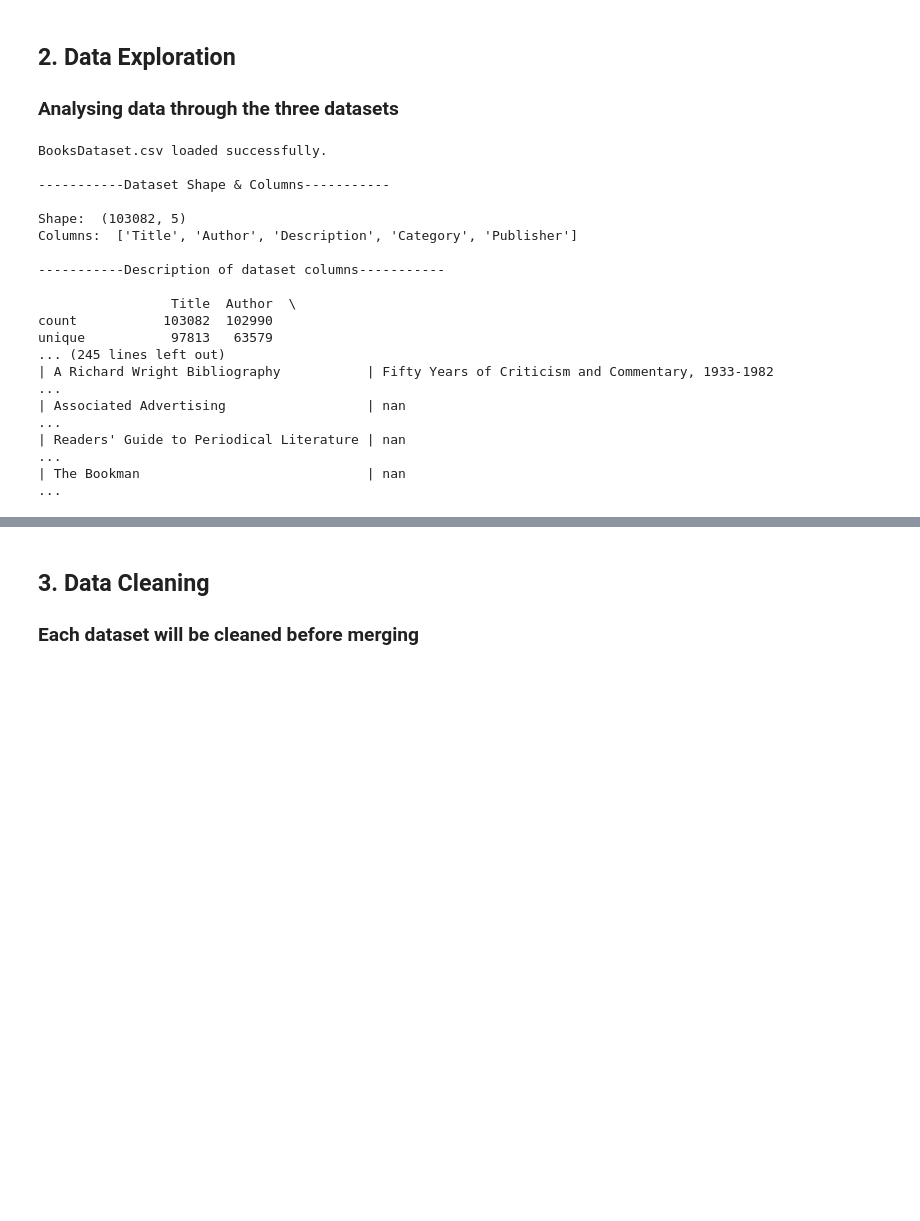
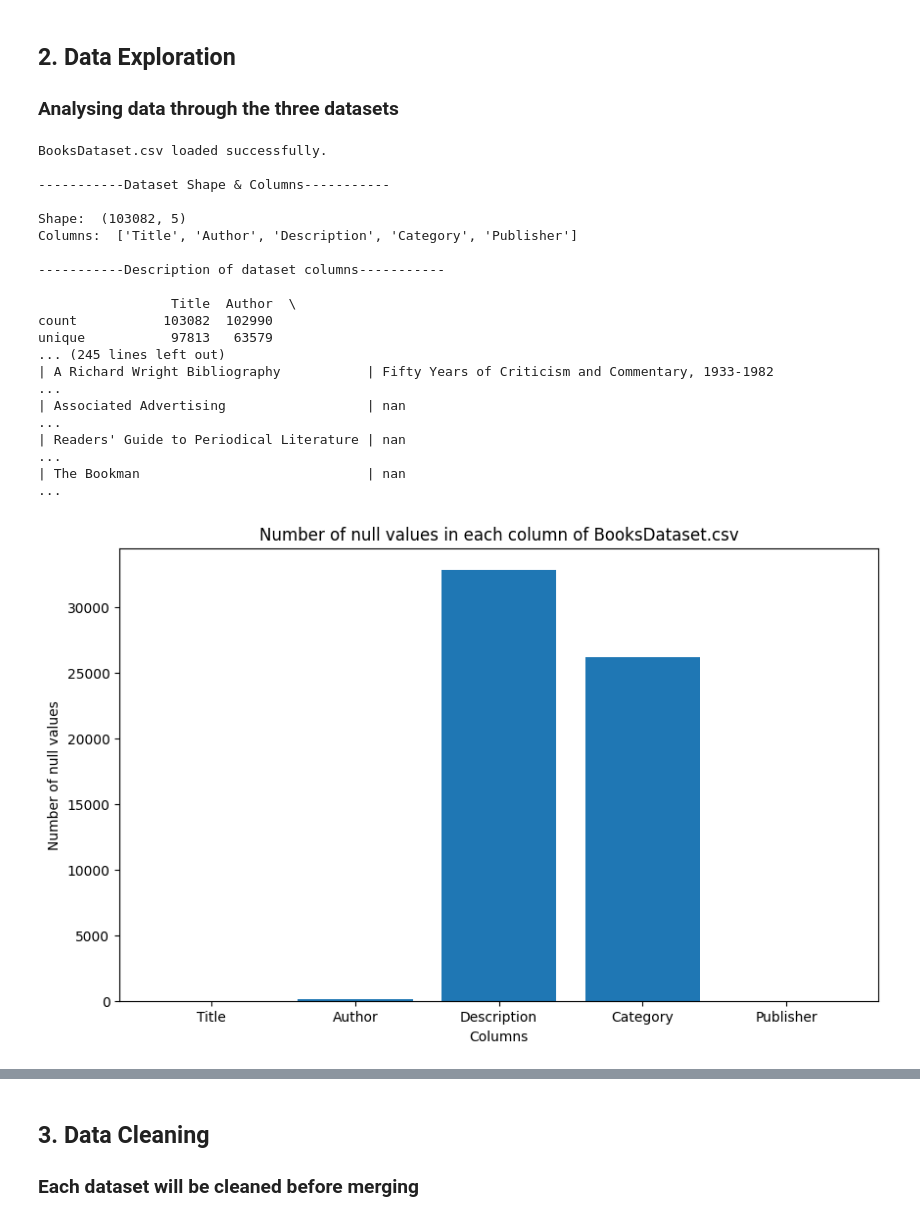
Before and after one commit to X00222004/Project_2026, a Jupyter notebook: project_book.ipynb, the cells around one changed output, grey strips where cells are left out. Saved outputs shown, nothing was run; the diff lists cells and outputs as text; code cells hidden in the pictures; blank space fills up the shorter version.

Commit message:
More data visualisation & save and load models for predictions and probabilities

```diff
--- a/project_book.ipynb
+++ b/project_book.ipynb
@@ -85,6 +87,7 @@ print(df2.describe(include='all'), "\n")
 print("\n-----------Dataset Overall Info-----------\n")
 print(df2.info(), "\n")
 print("\n" + ("-"*30), "\n")
+
 
 # google_books_dataset.csv - df3
 df3 = pd.read_csv('google_books_dataset.csv')
@@ -108,30 +111,58 @@ print("\nNumber of null values in goodreads_data.csv")
 nulls_df2og = df2.isnull().sum()
 print(nulls_df2og)
 print("\n" + ("-"*30), "\n")
 print("\nNumber of null values in google_books_dataset.csv")
 nulls_df3og = df3.isnull().sum()
 print(nulls_df3og)
 print("\n" + ("-"*30), "\n")
 
+
 # Display the first 15 rows of each not cleaned dataset for checking that cleaning worked as intended (checking if nan values are removed)
 print("BooksDataset.csv\n\n", df1.head(15).to_markdown(index=False), "\n")
 print("goodreads_data.csv\n\n", df2.head(15).to_markdown(index=False), "\n")
 print("google_books_dataset.csv\n\n", df3.head(15).to_markdown(index=False), "\n")
+
+# Data visualization of null values in not cleaned datasets
+
+# BooksDataset.csv
+plt.figure(figsize=(10, 6))
+plt.bar(nulls_df1og.index, nulls_df1og.values)
+plt.title("Number of null values in each column of BooksDataset.csv")
+plt.xlabel("Columns")
+plt.ylabel("Number of null values")
+plt.show()
+
+# goodreads_data.csv
+plt.figure(figsize=(10, 6))
+plt.bar(nulls_df2og.index, nulls_df2og.values)
+plt.title("Number of null values in each column of goodreads_data.csv")
+plt.xlabel("Columns")
+plt.ylabel("Number of null values")
+plt.show()
+
+# google_books_dataset.csv
+plt.figure(figsize=(10, 6))
+plt.bar(nulls_df3og.index, nulls_df3og.values)
+plt.title("Number of null values in each column of google_books_dataset.csv")
+plt.xlabel("Columns")
+plt.ylabel("Number of null values")
+plt.show()
 # %% [output]
 BooksDataset.csv loaded successfully.
 
 -----------Dataset Shape & Columns-----------
 
 Shape:  (103082, 5)
 Columns:  ['Title', 'Author', 'Description', 'Category', 'Publisher']
 
 -----------Description of dataset columns-----------
 
                  Title  Author  \
 count           103082  102990
 unique           97813   63579
 ... (245 lines left out)
 | A Richard Wright Bibliography           | Fifty Years of Criticism and Commentary, 1933-1982                                                                                                           ...
 | Associated Advertising                  | nan                                                                                                                                                          ...
 | Readers' Guide to Periodical Literature | nan                                                                                                                                                          ...
 | The Bookman                             | nan                                                                                                                                                          ...
+[figure, added]
```
Also changed, not shown: parts of 15 cells of this notebook.
